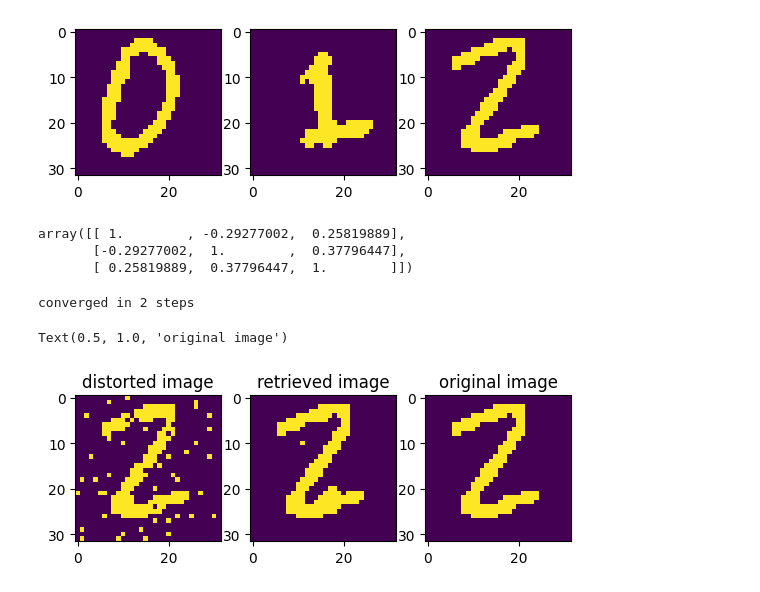
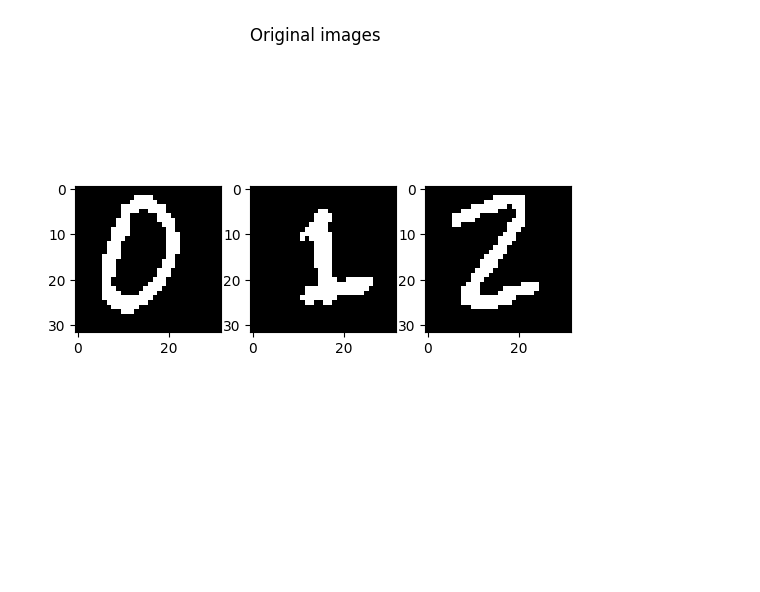
Before and after one commit to g-lago8/ComputationalNeuroScience, a Jupyter notebook: LAB2/LAB2_2/hopfield.ipynb, the cells around one changed output. Saved outputs shown, nothing was run; the diff lists cells and outputs as text; code cells hidden in the pictures; blank space fills up the shorter version.

```diff
--- a/LAB2/LAB2_2/hopfield.ipynb
+++ b/LAB2/LAB2_2/hopfield.ipynb
@@ -14,17 +14,10 @@ for i in range(3):
 # %%
 fig, axs = plt.subplots(1,3)
 
 for i, ax in enumerate(axs):
-    ax.imshow(im[i])
+    ax.imshow(im[i], cmap='gray')
+
+plt.suptitle('Original images')
+plt.show()
 # %% [output]
-[figure, old version]
+[figure, new version]
-# %%
-p1 = np.array([-1, -1, +1, -1, +1, -1, -1, +1]) # --+-+--+
-p2 = np.array([-1, -1, -1, -1, -1, +1, -1, -1])
-p3 = np.array([-1, +1, +1, -1, -1, +1, -1, +1])
-p =[p1,p2,p3]
-np.corrcoef(p)
-# %% [output]
-array([[ 1.        , -0.29277002,  0.25819889],
-       [-0.29277002,  1.        ,  0.37796447],
-       [ 0.25819889,  0.37796447,  1.        ]])
@@ -88,23 +24,3 @@ class HopfieldNetwork():
 # %%
 images =np.array(im)
 images = images.reshape(3,-1)
-# %%
-orig = im[2]
-dist_img =distort_image(orig, 0.05)
-fig, axes =plt.subplots(1,3)
-axes[0].imshow(dist_img)
-axes[0].set_title('distorted image')
-dist_img = dist_img.reshape(-1,1)
-hopfield_net= HopfieldNetwork()
-
-retrieved = hopfield_net.retrieval(dist_img, images, 100, bias =0.6, compute_energy=True)
-
-axes[1].imshow(retrieved.reshape(32,32))
-axes[1].set_title('retrieved image')
-
-axes[2].imshow(orig)
-axes[2].set_title('original image')
-# %% [output]
-converged in 2 steps
-Text(0.5, 1.0, 'original image')
-[figure, removed]
```
Also changed, not shown: parts of 38 cells of this notebook, 6 other files.
